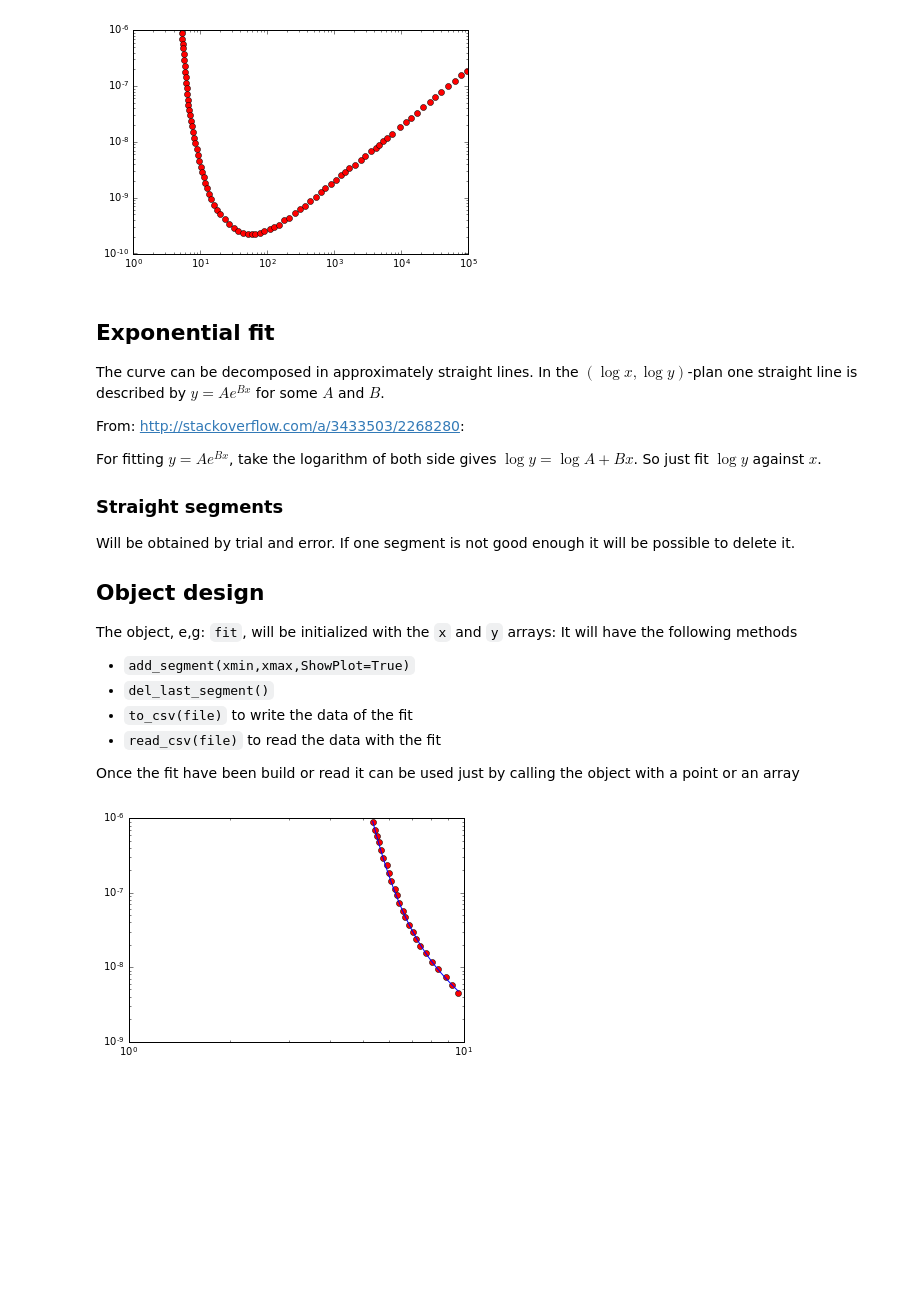
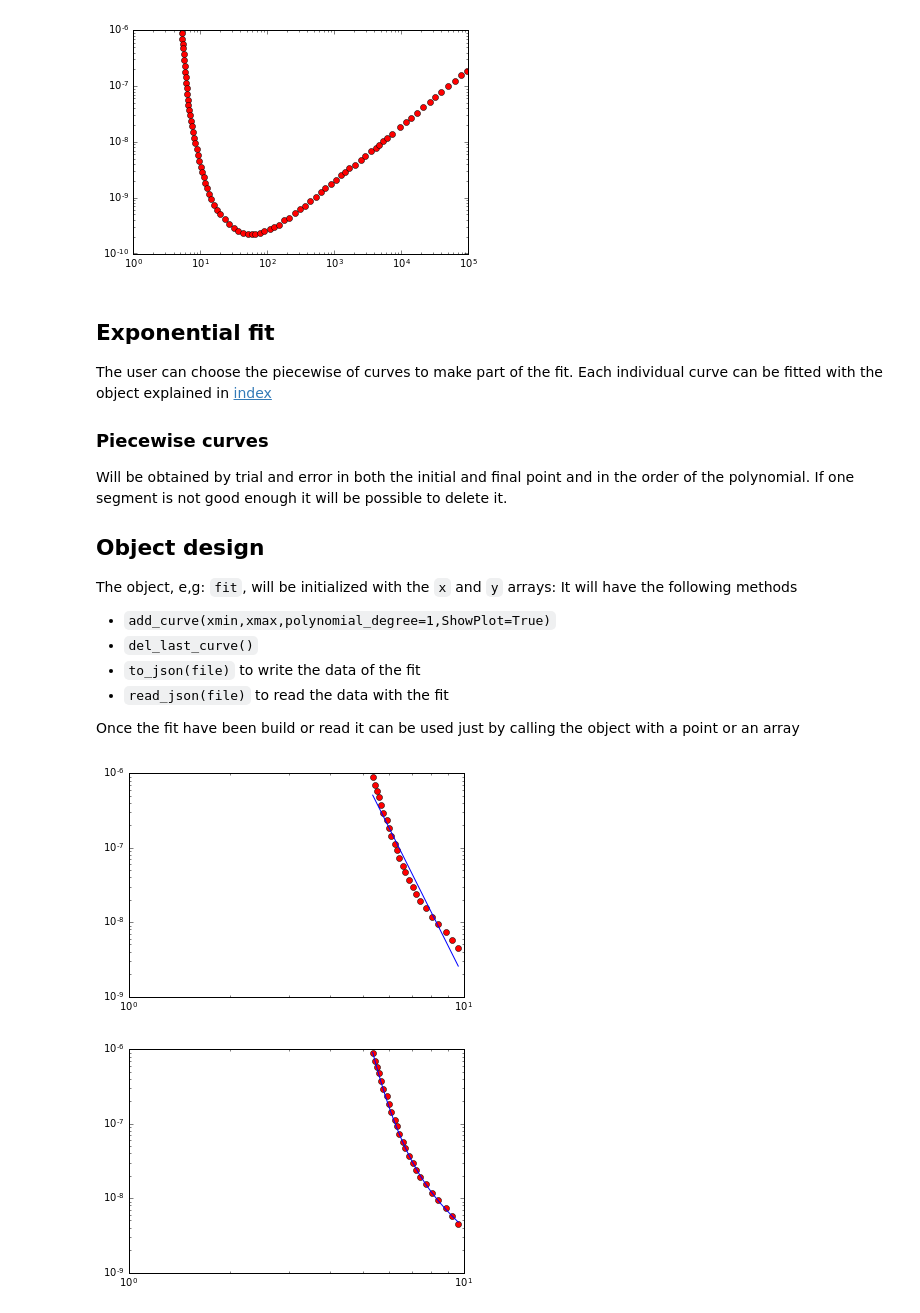
Before and after one commit to restrepo/straightfits, a Jupyter notebook: multicurvefit.ipynb, the cells around one changed output. Drawn from its saved outputs; the diff is of its cells as text; code cells hidden in the pictures; blank space fills up the shorter version.

```diff
--- a/multicurvefit.ipynb
+++ b/multicurvefit.ipynb
@@ -27,22 +32,23 @@ plt.loglog(df[x],df[y],'ro')
 [figure]
 # %% [markdown]
 ## Exponential fit
-The curve can be decomposed in approximately straight lines. In the $(\log x,\log y)$-plan one straight line is described by $y = Ae^{Bx}$ for some $A$ and $B$.
-
-From: http://stackoverflow.com/a/3433503/2268280:
-
-For fitting $y = Ae^{Bx}$, take the logarithm of both side gives $\log y = \log A + Bx$. So just fit $\log y$ against $x$.
-### Straight segments
-Will be obtained by trial and error. If one segment is not good enough it will be possible to delete it.
+The user can choose the piecewise of curves to make part of the fit. Each individual curve can be fitted with the
+object explained in [index](./index.ipynb)
+### Piecewise curves
+Will be obtained by trial and error in both the initial and final point and in the order of the polynomial. If one segment is not good enough it will be possible to delete it.
 ## Object design
 The object, e,g: `fit`, will be initialized with the `x` and `y` arrays:
 It will have the following methods
-* `add_segment(xmin,xmax,ShowPlot=True)`
-* `del_last_segment()`
-* `to_csv(file)` to write the data of the fit
-* `read_csv(file)` to read the data with the fit
+* `add_curve(xmin,xmax,polynomial_degree=1,ShowPlot=True)`
+* `del_last_curve()`
+* `to_json(file)` to write the data of the fit
+* `read_json(file)` to read the data with the fit
 
 Once the fit have been build or read it can be used just by calling the object with a point or an array
 # %%
 c=multicurvefit(df[x].values,df[y].values)
+# %%
+c.add_curve(5,10,1)
+# %% [output]
+[figure, added]
 # %%
```
Also changed, not shown: parts of 11 cells of this notebook, 3 other files.
